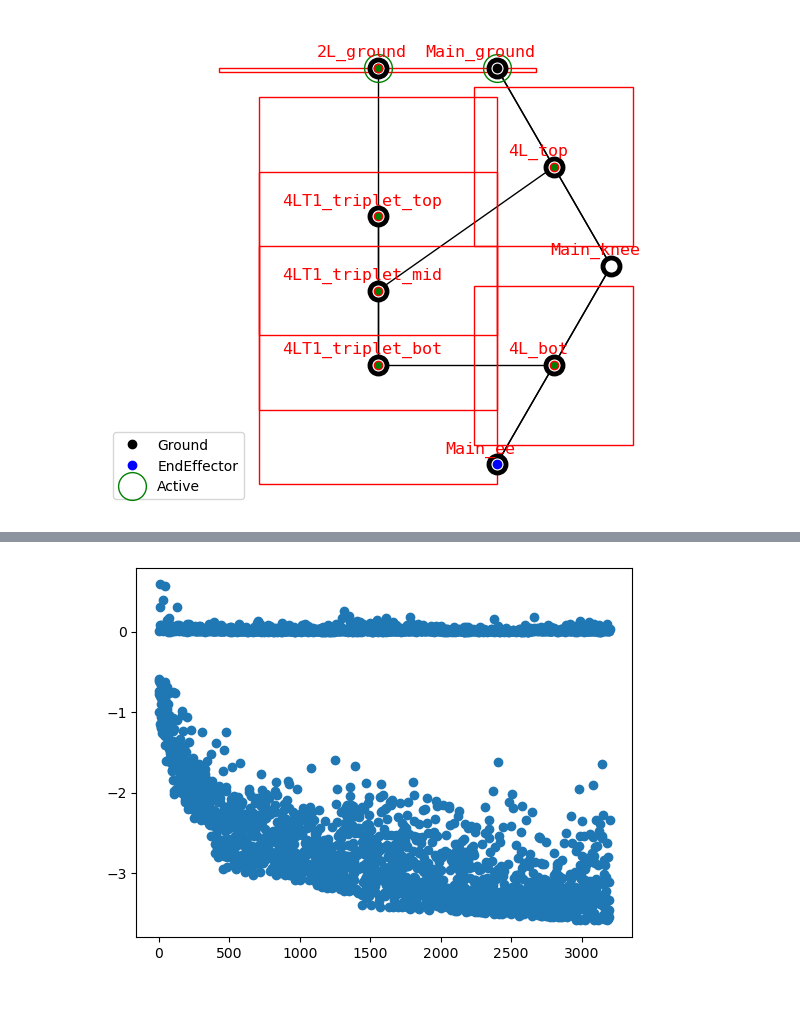
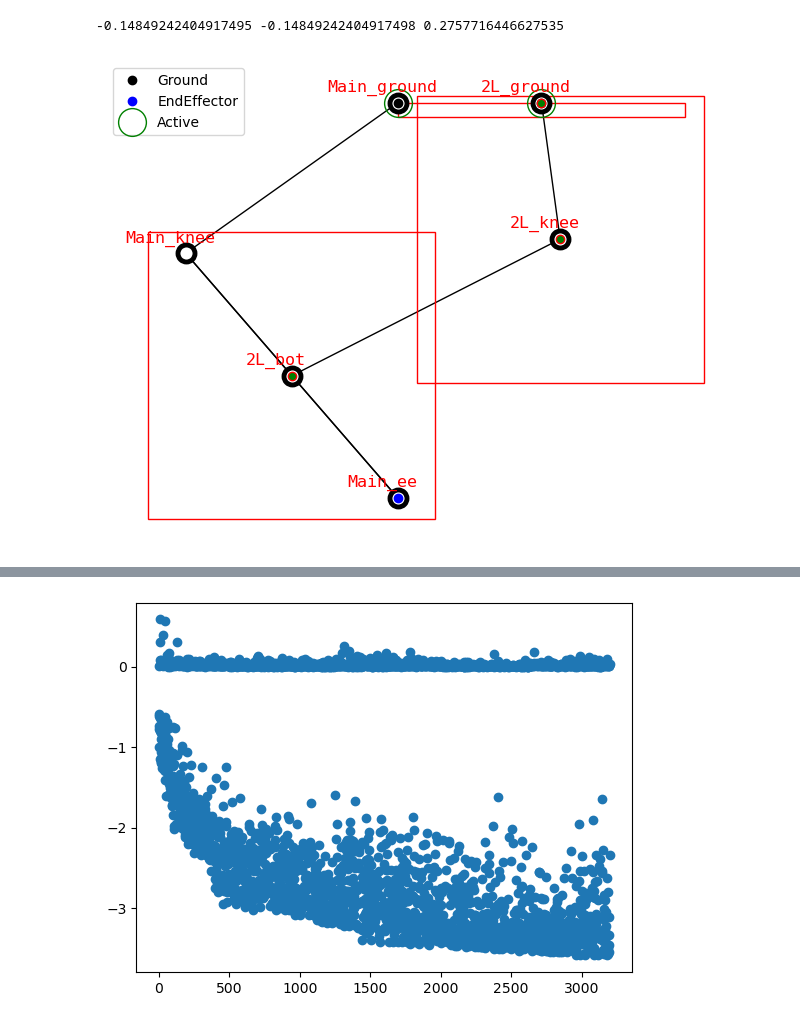
Before and after one commit to LicAiBeerLab/auto-robotics-design, a Jupyter notebook: apps/optimize/single_topology_normilized copy 2.ipynb, the cells around one changed output, grey strips where cells are left out. Cells and saved outputs as stored; diff of their text form; code cells hidden in the pictures.

Commit message:
change generator

```diff
--- a/apps/optimize/single_topology_normilized copy 2.ipynb
+++ b/apps/optimize/single_topology_normilized copy 2.ipynb
@@ -27,16 +27,37 @@ from auto_robot_design.description.builder import ParametrizedBuilder, DetailedU
-# %%
-generator = TwoLinkGenerator()
-all_graphs = generator.get_standard_set(shift=0.3)
-graph, constrain_dict = all_graphs[2]
-
-actuator = TMotor_AK10_9()
-thickness = 0.04
-builder = ParametrizedBuilder(DetailedURDFCreatorFixedEE, size_ground=np.array(
-    [thickness*5, thickness*10, thickness*2]), actuator=actuator,thickness=thickness)
-draw_joint_point(graph)
-visualize_constrains(graph, constrain_dict)
-# %% [output]
-[figure, removed]
+# %%
+anlge = np.deg2rad(-45)
+l1 = 0.21
+l2 = 0.18
+
+x_knee = l1 * np.sin(anlge)
+y_knee = -l1 * np.cos(anlge)
+
+y_ee = -y_knee + l2 * np.cos(anlge)
+print(x_knee, y_knee, y_ee)
+
+generator = TwoLinkGenerator()
+all_graphs = generator.get_standard_set(-0.105, shift=-0.10)
+graph, constrain_dict = all_graphs[0]
+
+thickness = MIT_CHEETAH_PARAMS_DICT["thickness"]
+actuator = MIT_CHEETAH_PARAMS_DICT["actuator"]
+density = MIT_CHEETAH_PARAMS_DICT["density"]
+body_density = MIT_CHEETAH_PARAMS_DICT["body_density"]
+
+
+builder = ParametrizedBuilder(DetailedURDFCreatorFixedEE,
+                              density={"default": density, "G":body_density},
+                              thickness={"default": thickness, "EE":0.033},
+                              actuator={"default": actuator},
+                              size_ground=np.array(MIT_CHEETAH_PARAMS_DICT["size_ground"]),
+                              offset_ground=MIT_CHEETAH_PARAMS_DICT["offset_ground_rl"]
+)
+
+draw_joint_point(graph)
+visualize_constrains(graph, constrain_dict)
+# %% [output]
+-0.14849242404917495 -0.14849242404917498 0.2757716446627535
+[figure, added]
 # %%
 # 2) characteristics to be calculated
 # criteria that either calculated without any reference to points, or calculated through the aggregation of values from all points on trajectory
```
Also changed, not shown: parts of 11 cells of this notebook, 3 other files.
